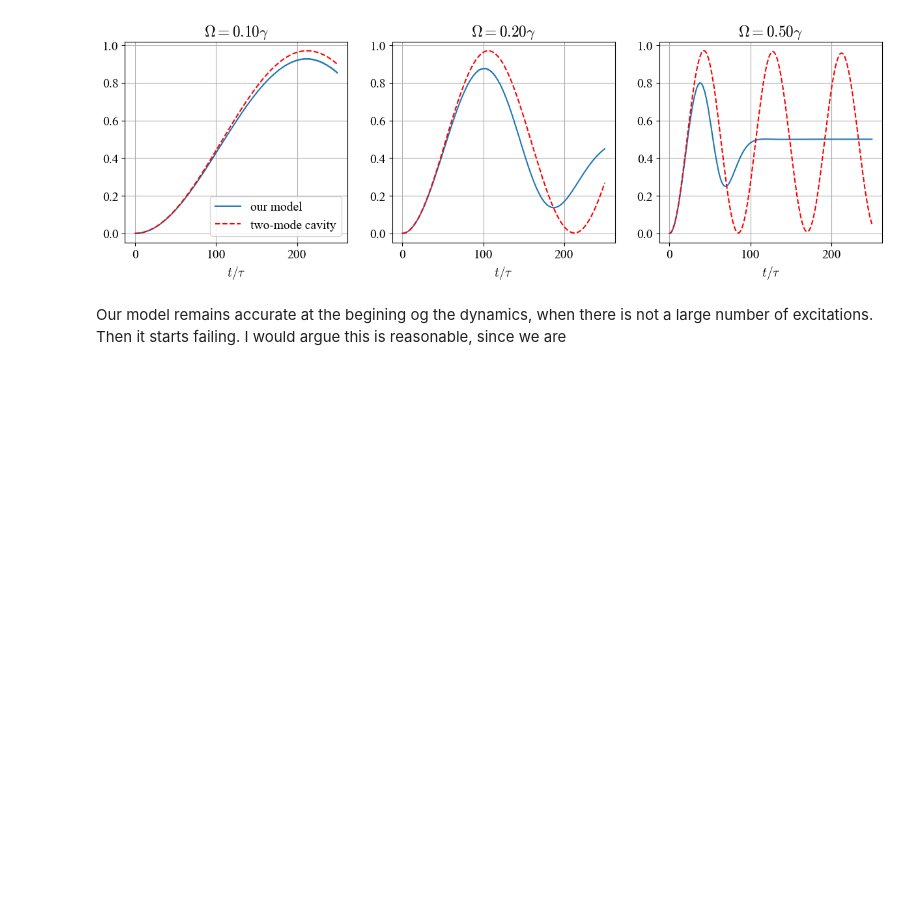
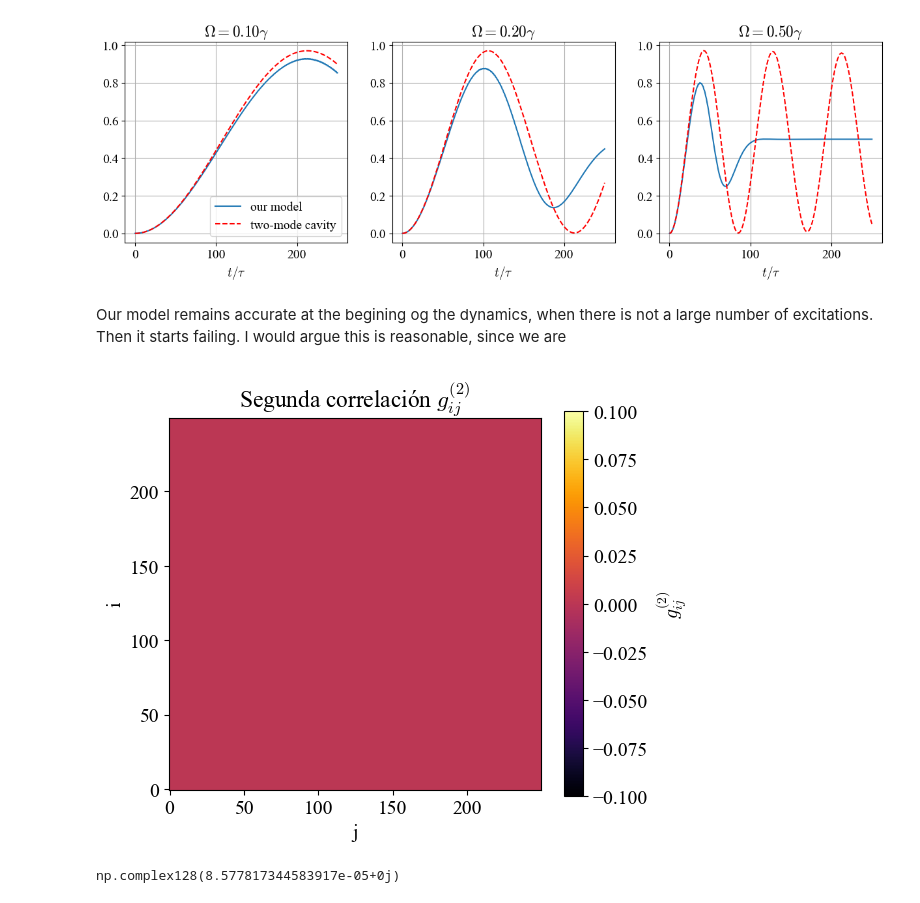
Before and after one commit to Taitoos2/Non_Markovian_Cavity, a Jupyter notebook: Markovian_limit.ipynb, the cells around one changed output. Drawn from its saved outputs; the diff is of its cells as text; code cells hidden in the pictures; blank space fills up the shorter version.

```diff
--- a/Markovian_limit.ipynb
+++ b/Markovian_limit.ipynb
@@ -195,5 +206,56 @@ axs[0].legend()
 plt.show()
 # %% [output]
 [figure]
+# %%
+def g1_ij(aw,state):
+	a = aw.reshape(-1,2,2)
+	a_dag = np.conjugate(np.transpose(a,axes=(0,2,1)))
+	N = aw.shape[0]
+	initial = np.asarray(state)
+	result = np.zeros((N,N),dtype=complex)
+	for i in range(N):
+		for j in range(N):
+			op_num = a_dag[i,:,:]@a[j,:,:]
+			num = np.einsum('i,ij,j',np.conjugate(initial),op_num,initial)
+			den = np.sqrt(np.einsum('i,ij,j',np.conjugate(initial),a_dag[i,:,:]@a[i,:,:],initial) * np.einsum('i,ij,j',np.conjugate(initial),a_dag[j,:,:]@a[j,:,:],initial))
+			if den >= 1e-10:
+				print('se_activa')
+				result[i,j] = num/den
+		return result
+def g2_ij(aw,state):
+	''' I am aware this is not the proper way to do tensor division, but still. '''
+	a = aw.reshape(-1,2,2)
+	a_dag = np.conjugate(np.transpose(a,axes=(0,2,1)))
+	N = aw.shape[0]
+	initial = np.asarray(state)
+	result = np.zeros((N,N),dtype=complex)
+	for i in range(N):
+		for j in range(N):
+			op_num = a_dag[i,:,:]@a_dag[j,:,:]@a[j,:,:]@a[i,:,:]
+			num = np.einsum('i,ij,j',np.conjugate(initial),op_num,initial)
+			den = np.einsum('i,ij,j',np.conjugate(initial),a_dag[i,:,:]@a[i,:,:],initial) * np.einsum('i,ij,j',np.conjugate(initial),a_dag[j,:,:]@a[j,:,:],initial)
+			if den >= 1e-2:
+				result[i,j] = num/den
+
+	return result
 # %% [markdown]
 Our model remains accurate at the begining og the dynamics, when there is not a large number of excitations. Then it starts failing. I would argue this is reasonable, since we are
+# %%
+g1= g1_ij(a_out_w_list[1],[1,0])
+g2 = g2_ij(a_out_w_list[1],[1,0])
+# %%
+plt.figure(figsize=(6,5))
+im = plt.imshow(np.real(g1), origin='lower', cmap='inferno')
+plt.colorbar(im, label=r'$g^{(2)}_{ij}$')
+plt.xlabel('j')
+plt.ylabel('i')
+plt.title(r'Segunda correlación $g^{(2)}_{ij}$')
+plt.show()
+# %% [output]
+[figure, added]
+# %%
+a = a_out_w_list[1][120,:].reshape(2,2)
+a_dag = np.conjugate(np.transpose(a))
+np.einsum('i,ij,j',np.conjugate(np.asarray([1,0])),a_dag@a,np.asarray([1,0]))
+# %% [output]
+np.complex128(8.577817344583917e-05+0j)
```
Also changed, not shown: parts of 3 cells of this notebook, 1 other file.
